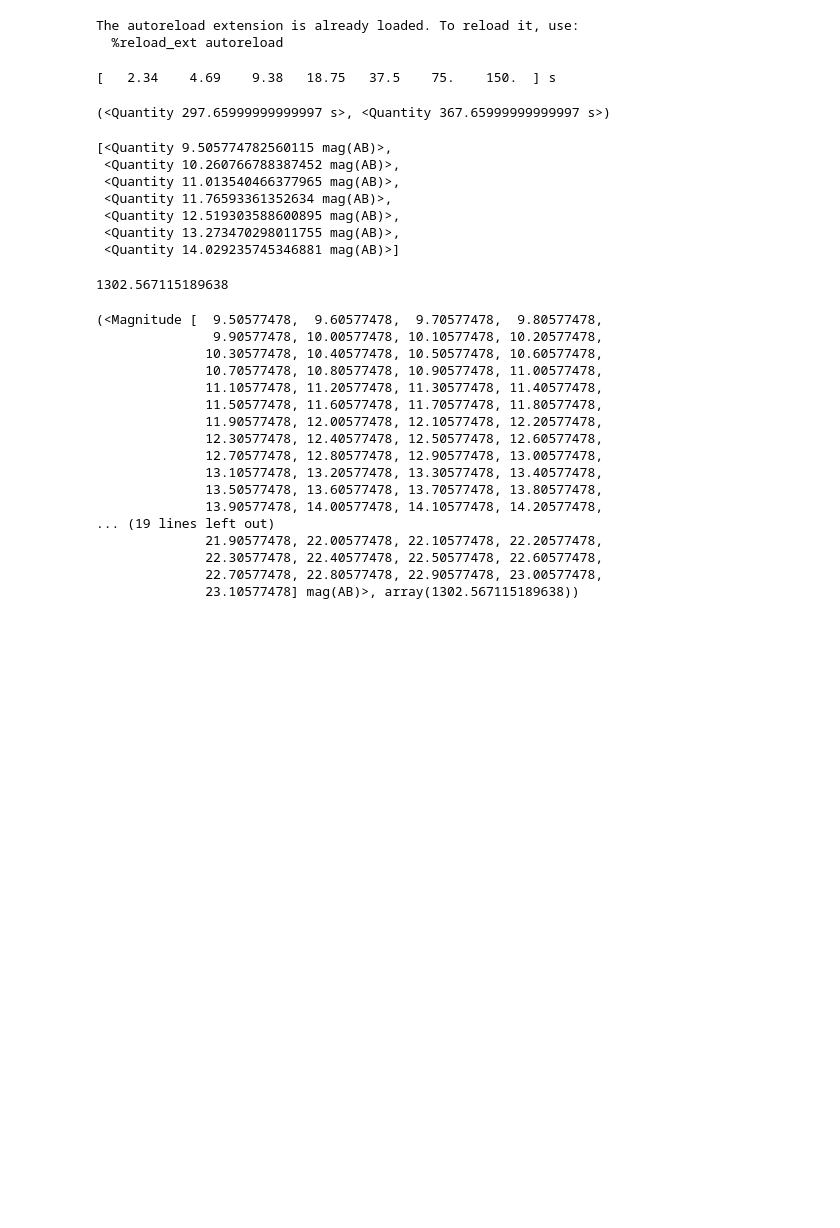
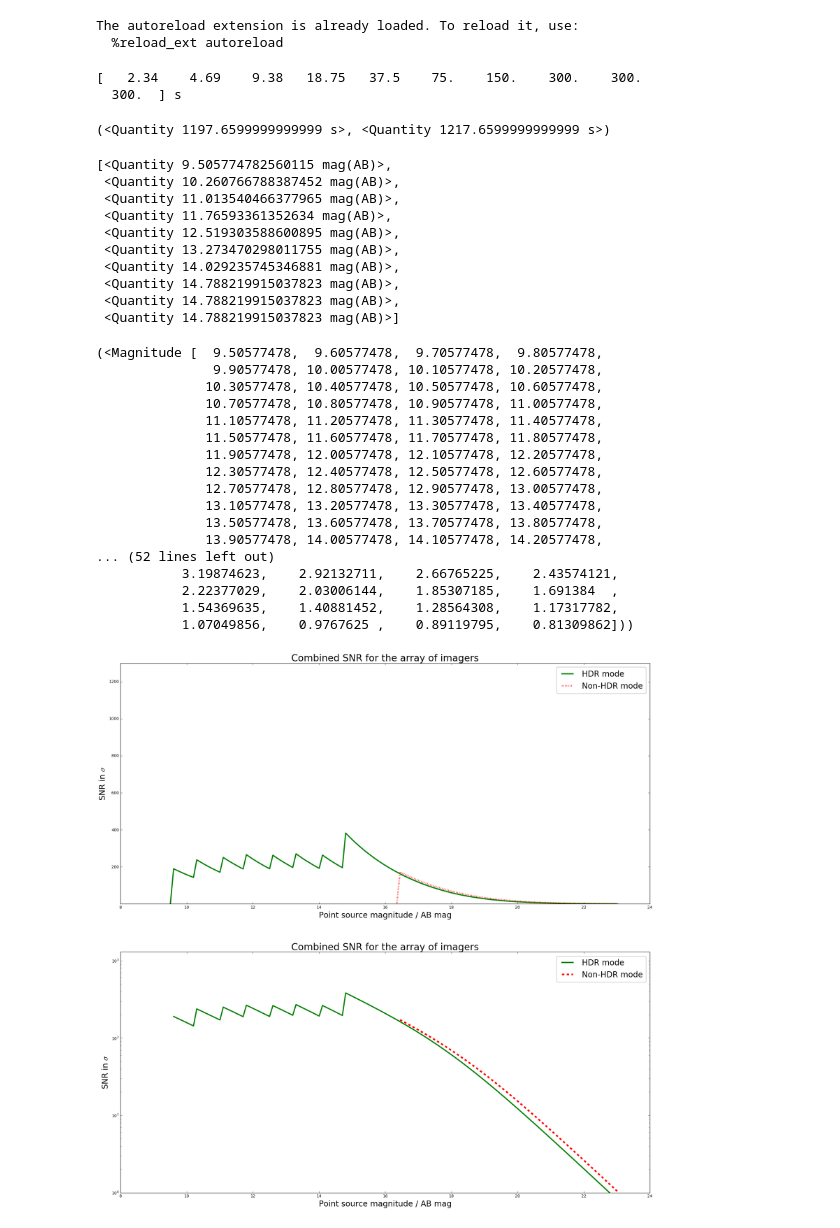
Before and after one commit to panoptes/POCS, a Jupyter notebook: examples/notebooks/HDR_mode.ipynb, the cells around one changed output. Saved outputs shown, nothing was run; the diff lists cells and outputs as text; code cells hidden in the pictures; blank space fills up the shorter version.

```diff
--- a/examples/notebooks/HDR_mode.ipynb
+++ b/examples/notebooks/HDR_mode.ipynb
@@ -17,15 +17,16 @@ from astropy import constants as c
 imager_array = hdr.create_imager_array()
 # %%
 #Generating a list of exposure times for the imager array
-explist = imager_array.exposure_time_array(minimum_magnitude=10*u.ABmag, name = 'canon_sbig_g', long_exposures=1, factor=2, maximum_exptime = 300 * u.second, maximum_magnitude = 20 * u.ABmag)
+explist = imager_array.exposure_time_array(minimum_magnitude=10*u.ABmag, name = 'canon_sbig_g', long_exposures=1, factor=2, maximum_exptime = 300 * u.second, maximum_magnitude = 21 * u.ABmag)
 print (explist)
 # %% [output]
-[   2.34    4.69    9.38   18.75   37.5    75.    150.  ] s
+[   2.34    4.69    9.38   18.75   37.5    75.    150.    300.    300.
+  300.  ] s
 # %%
 #calculates the total exposure time and total elapsed time for a set of exposure times
 imager_array.total_time_calculation(explist, name = 'canon_sbig_g')
 # %% [output]
-(<Quantity 297.65999999999997 s>, <Quantity 367.65999999999997 s>)
+(<Quantity 1197.6599999999999 s>, <Quantity 1217.6599999999999 s>)
 # %%
 #calculates the saturation limits corresponding to a set of exposure times
 imager_array.saturation_limits(explist, name = 'canon_sbig_g')
@@ -36,29 +37,32 @@ imager_array.saturation_limits(explist, name = 'canon_sbig_g')
  <Quantity 11.76593361352634 mag(AB)>,
  <Quantity 12.519303588600895 mag(AB)>,
  <Quantity 13.273470298011755 mag(AB)>,
- <Quantity 14.029235745346881 mag(AB)>]
+ <Quantity 14.029235745346881 mag(AB)>,
+ <Quantity 14.788219915037823 mag(AB)>,
+ <Quantity 14.788219915037823 mag(AB)>,
+ <Quantity 14.788219915037823 mag(AB)>]
 # %%
 #Generates a plot of SNR versus magnitude for a point source for a HDR mode against a non-HDR mode
 %matplotlib inline
-imager_array.snr_plot(explist, name = 'canon_sbig_g', generate_plots = False)
+imager_array.snr_plot(explist, name = 'canon_sbig_g', generate_plots = True)
 # %% [output]
-1302.567115189638
+(<Magnitude [  9.50577478,  9.60577478,  9.70577478,  9.80577478,
+               9.90577478, 10.00577478, 10.10577478, 10.20577478,
+              10.30577478, 10.40577478, 10.50577478, 10.60577478,
+              10.70577478, 10.80577478, 10.90577478, 11.00577478,
+              11.10577478, 11.20577478, 11.30577478, 11.40577478,
+              11.50577478, 11.60577478, 11.70577478, 11.80577478,
+              11.90577478, 12.00577478, 12.10577478, 12.20577478,
+              12.30577478, 12.40577478, 12.50577478, 12.60577478,
+              12.70577478, 12.80577478, 12.90577478, 13.00577478,
+              13.10577478, 13.20577478, 13.30577478, 13.40577478,
+              13.50577478, 13.60577478, 13.70577478, 13.80577478,
+              13.90577478, 14.00577478, 14.10577478, 14.20577478,
+... (52 lines left out)
+           3.19874623,    2.92132711,    2.66765225,    2.43574121,
+           2.22377029,    2.03006144,    1.85307185,    1.691384  ,
+           1.54369635,    1.40881452,    1.28564308,    1.17317782,
+           1.07049856,    0.9767625 ,    0.89119795,    0.81309862]))
-(<Magnitude [  9.50577478,  9.60577478,  9.70577478,  9.80577478,
-               9.90577478, 10.00577478, 10.10577478, 10.20577478,
-              10.30577478, 10.40577478, 10.50577478, 10.60577478,
-              10.70577478, 10.80577478, 10.90577478, 11.00577478,
-              11.10577478, 11.20577478, 11.30577478, 11.40577478,
-              11.50577478, 11.60577478, 11.70577478, 11.80577478,
-              11.90577478, 12.00577478, 12.10577478, 12.20577478,
-              12.30577478, 12.40577478, 12.50577478, 12.60577478,
-              12.70577478, 12.80577478, 12.90577478, 13.00577478,
-              13.10577478, 13.20577478, 13.30577478, 13.40577478,
-              13.50577478, 13.60577478, 13.70577478, 13.80577478,
-              13.90577478, 14.00577478, 14.10577478, 14.20577478,
-... (19 lines left out)
-              21.90577478, 22.00577478, 22.10577478, 22.20577478,
-              22.30577478, 22.40577478, 22.50577478, 22.60577478,
-              22.70577478, 22.80577478, 22.90577478, 23.00577478,
-              23.10577478] mag(AB)>, array(1302.567115189638))
+[figure, added]
 # %%
 #generates all the information required for an HDR mode
```
Also changed, not shown: parts of 6 cells of this notebook, 3 other files.
